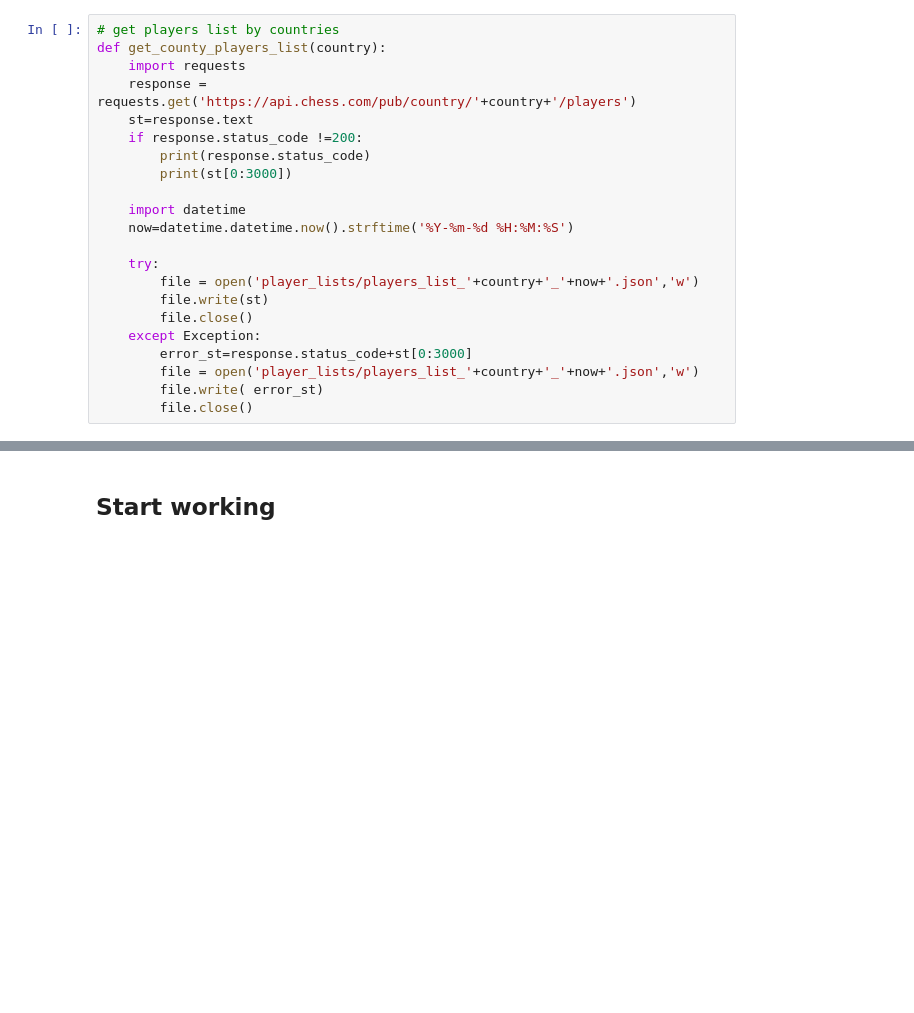
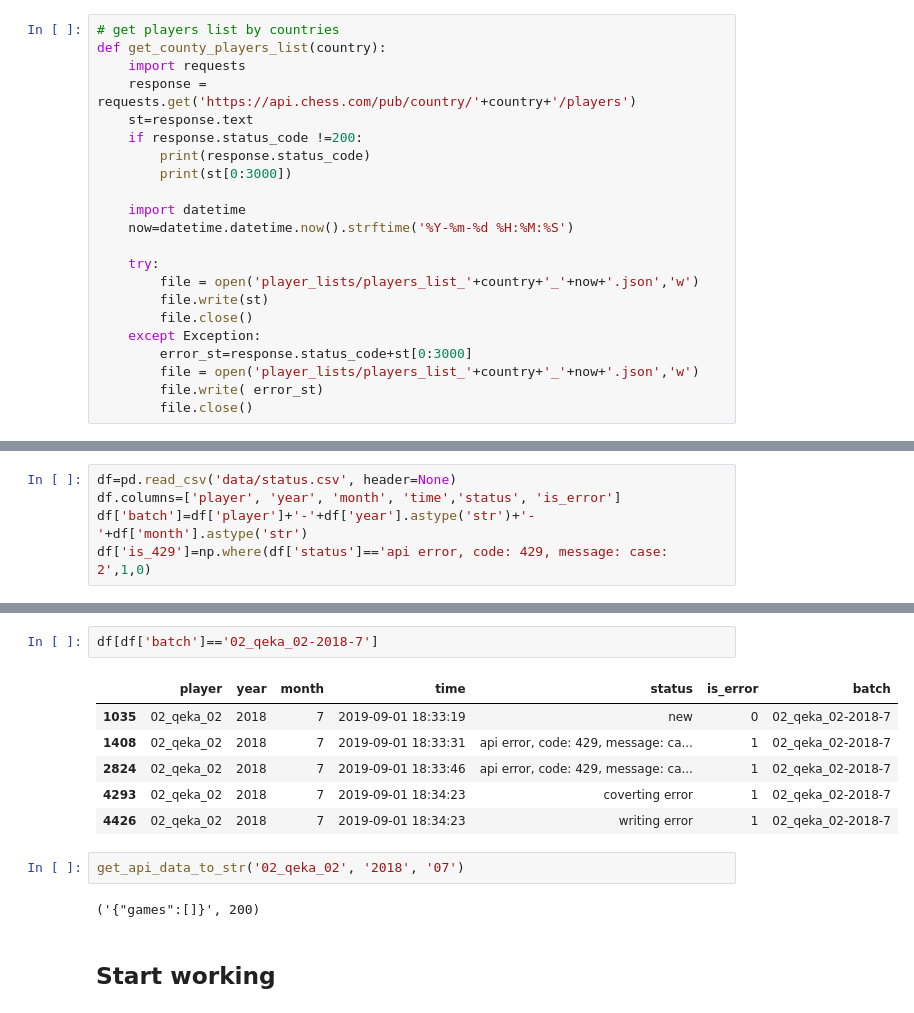
Before and after one commit to rosolimo212/chesscom, a Jupyter notebook: API_import.ipynb, the cells around one changed output, grey strips where cells are left out. Cells and saved outputs as stored; diff of their text form; blank space fills up the shorter version.

```diff
--- a/API_import.ipynb
+++ b/API_import.ipynb
@@ -529,0 +454,5 @@ def get_county_players_list(country):
+# %%
+df=pd.read_csv('data/status.csv', header=None)
+df.columns=['player', 'year', 'month', 'time','status', 'is_error']
+df['batch']=df['player']+'-'+df['year'].astype('str')+'-'+df['month'].astype('str')
+df['is_429']=np.where(df['status']=='api error, code: 429, message: case: 2',1,0)
@@ -530,3 +503,16 @@ def get_county_players_list(country):
+# %%
+df[df['batch']=='02_qeka_02-2018-7']
+# %% [output]
+|  | player | year | month | time | status | is_error | batch |
+| 1035 | 02_qeka_02 | 2018 | 7 | 2019-09-01 18:33:19 | new | 0 | 02_qeka_02-2018-7 |
+| 1408 | 02_qeka_02 | 2018 | 7 | 2019-09-01 18:33:31 | api error, code: 429, message: ca... | 1 | 02_qeka_02-2018-7 |
+| 2824 | 02_qeka_02 | 2018 | 7 | 2019-09-01 18:33:46 | api error, code: 429, message: ca... | 1 | 02_qeka_02-2018-7 |
+| 4293 | 02_qeka_02 | 2018 | 7 | 2019-09-01 18:34:23 | coverting error | 1 | 02_qeka_02-2018-7 |
+| 4426 | 02_qeka_02 | 2018 | 7 | 2019-09-01 18:34:23 | writing error | 1 | 02_qeka_02-2018-7 |
+# %%
+get_api_data_to_str('02_qeka_02', '2018', '07')
+# %% [output]
+('{"games":[]}', 200)
 # %% [markdown]
 ## Start working
 # %%
```
Also changed, not shown: parts of 21 cells of this notebook.
